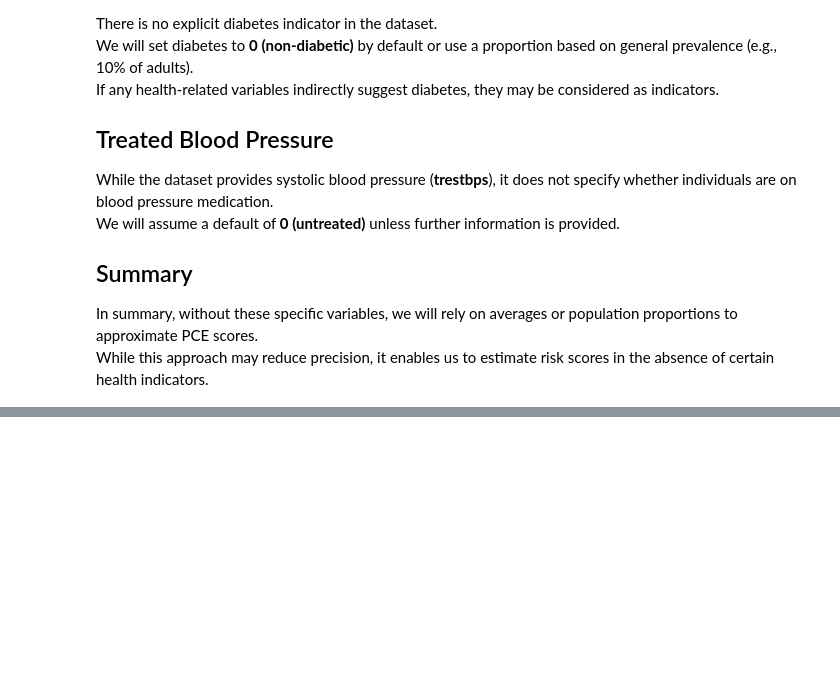
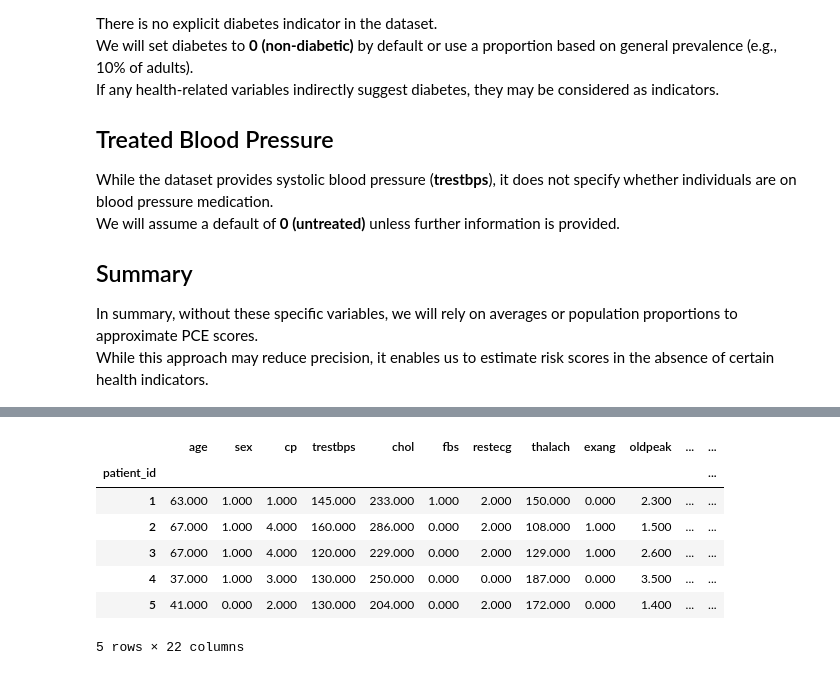
Before and after one commit to Jdasanja/masters_thesis, a Jupyter notebook: masters_thesis_11_10_2024.ipynb, the cells around one changed output, grey strips where cells are left out. Saved outputs shown, nothing was run; the diff lists cells and outputs as text; code cells hidden in the pictures; blank space fills up the shorter version.

```diff
--- a/masters_thesis_11_10_2024.ipynb
+++ b/masters_thesis_11_10_2024.ipynb
@@ -1218,0 +1316,16 @@ This threshold will enable us to generate binary predictions (0 for low risk, 1
+# %%
+# Calculate risk scores
+df_binary_col['ten_year_risk_score'] = df_binary_col.apply(lambda x: compute_ten_year_score(
+    isMale=bool(x['sex']),
+    isBlack=x['isBlack'],
+    smoker=bool(x['exang']),
+    hypertensive=bool(x['cp']),
+    diabetic=bool(x['fbs']),
+    age=int(x['age']),
+    systolicBloodPressure=int(x['trestbps']),
+    totalCholesterol=int(x['chol']),
+    hdl=int(x['hdl'])
+), axis=1)
+
+# Display the DataFrame with calculated risk scores
+df_binary_col[['age', 'sex', 'ten_year_risk_score']]
@@ -1218,0 +1347,11 @@ This threshold will enable us to generate binary predictions (0 for low risk, 1
+# %%
+df_binary_col.head(5)
+# %% [output]
+|  | age | sex | cp | trestbps | chol | fbs | restecg | thalach | exang | oldpeak | ... | ... |
+| patient_id |  |  |  |  |  |  |  |  |  |  |  | ... |
+| 1 | 63.000 | 1.000 | 1.000 | 145.000 | 233.000 | 1.000 | 2.000 | 150.000 | 0.000 | 2.300 | ... | ... |
+| 2 | 67.000 | 1.000 | 4.000 | 160.000 | 286.000 | 0.000 | 2.000 | 108.000 | 1.000 | 1.500 | ... | ... |
+| 3 | 67.000 | 1.000 | 4.000 | 120.000 | 229.000 | 0.000 | 2.000 | 129.000 | 1.000 | 2.600 | ... | ... |
+| 4 | 37.000 | 1.000 | 3.000 | 130.000 | 250.000 | 0.000 | 0.000 | 187.000 | 0.000 | 3.500 | ... | ... |
+| 5 | 41.000 | 0.000 | 2.000 | 130.000 | 204.000 | 0.000 | 2.000 | 172.000 | 0.000 | 1.400 | ... | ... |
+5 rows × 22 columns
```
Also changed, not shown: parts of 5 cells of this notebook.
